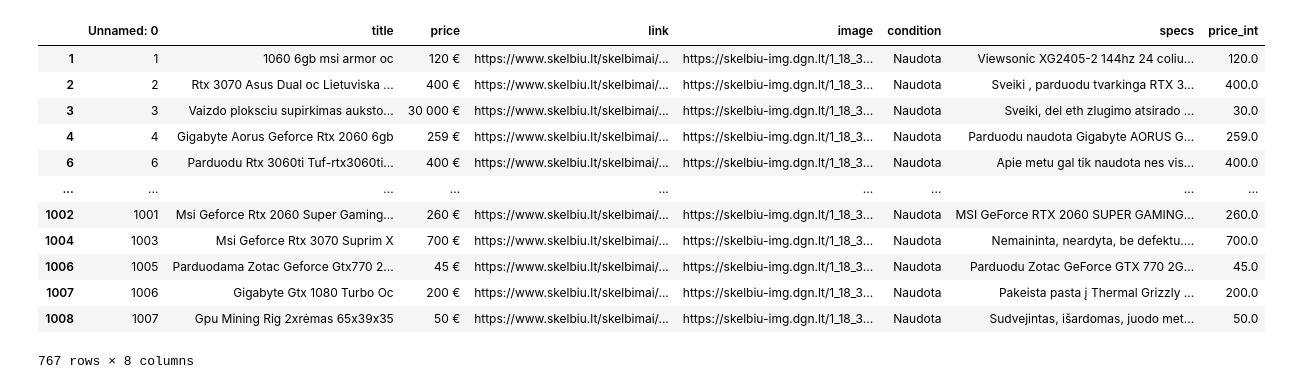
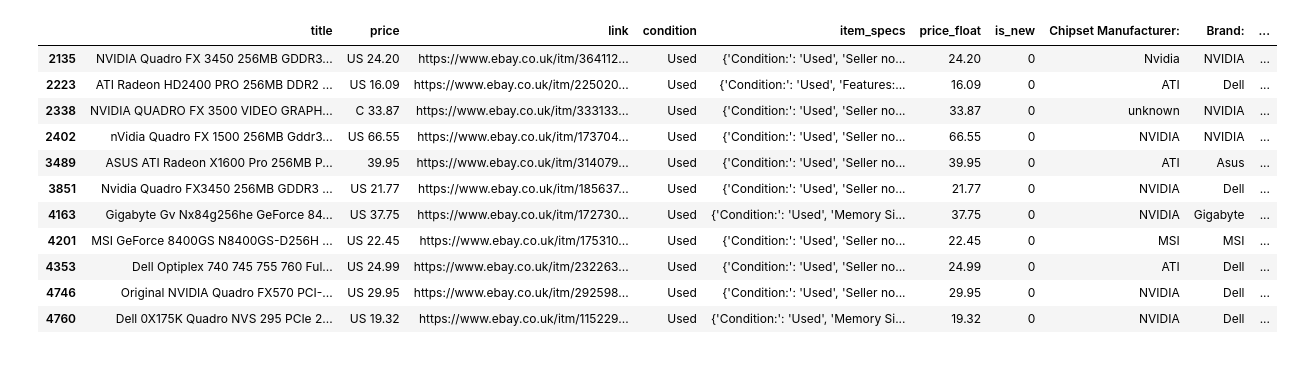
Before and after one commit to LuAsm/Tweet_sentiment_predict, a Jupyter notebook: notebooks/modelling.ipynb, the cells around one changed output. Saved outputs shown, nothing was run; the diff lists cells and outputs as text; code cells hidden in the pictures.

```diff
--- a/notebooks/modelling.ipynb
+++ b/notebooks/modelling.ipynb
@@ -82,20 +260,25 @@ df.drop(df.index[(df["price_int"] == "13,90")],axis=0,inplace=True)
-# %%
-df['price_int'] = df['price_int'].astype(float)
-# %%
-df.drop(df[(df['price_int'] < 15)].index, inplace=True)
-# %%
-df
-# %% [output]
-|  | Unnamed: 0 | title | price | link | image | condition | specs | price_int |
-| 1 | 1 | 1060 6gb msi armor oc | 120 € | https://www.skelbiu.lt/skelbimai/... | https://skelbiu-img.dgn.lt/1_18_3... | Naudota | Viewsonic XG2405-2 144hz 24 coliu... | 120.0 |
-| 2 | 2 | Rtx 3070 Asus Dual oc Lietuviska ... | 400 € | https://www.skelbiu.lt/skelbimai/... | https://skelbiu-img.dgn.lt/1_18_3... | Naudota | Sveiki , parduodu tvarkinga RTX 3... | 400.0 |
-| 3 | 3 | Vaizdo ploksciu supirkimas auksto... | 30 000 € | https://www.skelbiu.lt/skelbimai/... | https://skelbiu-img.dgn.lt/1_18_3... | Naudota | Sveiki, del eth zlugimo atsirado ... | 30.0 |
-| 4 | 4 | Gigabyte Aorus Geforce Rtx 2060 6gb | 259 € | https://www.skelbiu.lt/skelbimai/... | https://skelbiu-img.dgn.lt/1_18_3... | Naudota | Parduodu naudota Gigabyte AORUS G... | 259.0 |
-| 6 | 6 | Parduodu Rtx 3060ti Tuf-rtx3060ti... | 400 € | https://www.skelbiu.lt/skelbimai/... | https://skelbiu-img.dgn.lt/1_18_3... | Naudota | Apie metu gal tik naudota nes vis... | 400.0 |
-| ... | ... | ... | ... | ... | ... | ... | ... | ... |
-| 1002 | 1001 | Msi Geforce Rtx 2060 Super Gaming... | 260 € | https://www.skelbiu.lt/skelbimai/... | https://skelbiu-img.dgn.lt/1_18_3... | Naudota | MSI GeForce RTX 2060 SUPER GAMING... | 260.0 |
-| 1004 | 1003 | Msi Geforce Rtx 3070 Suprim X | 700 € | https://www.skelbiu.lt/skelbimai/... | https://skelbiu-img.dgn.lt/1_18_3... | Naudota | Nemaininta, neardyta, be defektu.... | 700.0 |
-| 1006 | 1005 | Parduodama Zotac Geforce Gtx770 2... | 45 € | https://www.skelbiu.lt/skelbimai/... | https://skelbiu-img.dgn.lt/1_18_3... | Naudota | Parduodu Zotac GeForce GTX 770 2G... | 45.0 |
-| 1007 | 1006 | Gigabyte Gtx 1080 Turbo Oc | 200 € | https://www.skelbiu.lt/skelbimai/... | https://skelbiu-img.dgn.lt/1_18_3... | Naudota | Pakeista pasta į Thermal Grizzly ... | 200.0 |
-| 1008 | 1007 | Gpu Mining Rig 2xrėmas 65x39x35 | 50 € | https://www.skelbiu.lt/skelbimai/... | https://skelbiu-img.dgn.lt/1_18_3... | Naudota | Sudvejintas, išardomas, juodo met... | 50.0 |
-767 rows × 8 columns
+# %%
+def parse_memory(memory: str) -> float:
+    measurement = memory[0]
+    try:
+        return float(measurement) * 1024
+    except:
+
+        return float(measurement.split()[0])
+# %%
+df['Memory_Size_MB'] = df['Memory_Size_MB'].apply(parse_memory)
+# %%
+df.loc[df["Memory Size:"] == "256 MB"]
+# %% [output]
+|  | title | price | link | condition | item_specs | price_float | is_new | Chipset Manufacturer: | Brand: | ... |
+| 2135 | NVIDIA Quadro FX 3450 256MB GDDR3... | US 24.20 | https://www.ebay.co.uk/itm/364112... | Used | {'Condition:': 'Used', 'Seller no... | 24.20 | 0 | Nvidia | NVIDIA | ... |
+| 2223 | ATI Radeon HD2400 PRO 256MB DDR2 ... | US 16.09 | https://www.ebay.co.uk/itm/225020... | Used | {'Condition:': 'Used', 'Features:... | 16.09 | 0 | ATI | Dell | ... |
+| 2338 | NVIDIA QUADRO FX 3500 VIDEO GRAPH... | C 33.87 | https://www.ebay.co.uk/itm/333133... | Used | {'Condition:': 'Used', 'Seller no... | 33.87 | 0 | unknown | NVIDIA | ... |
+| 2402 | nVidia Quadro FX 1500 256MB Gddr3... | US 66.55 | https://www.ebay.co.uk/itm/173704... | Used | {'Condition:': 'Used', 'Seller no... | 66.55 | 0 | NVIDIA | NVIDIA | ... |
+| 3489 | ASUS ATI Radeon X1600 Pro 256MB P... | 39.95 | https://www.ebay.co.uk/itm/314079... | Used | {'Condition:': 'Used', 'Seller no... | 39.95 | 0 | ATI | Asus | ... |
+| 3851 | Nvidia Quadro FX3450 256MB GDDR3 ... | US 21.77 | https://www.ebay.co.uk/itm/185637... | Used | {'Condition:': 'Used', 'Seller no... | 21.77 | 0 | NVIDIA | Dell | ... |
+| 4163 | Gigabyte Gv Nx84g256he GeForce 84... | US 37.75 | https://www.ebay.co.uk/itm/172730... | Used | {'Condition:': 'Used', 'Memory Si... | 37.75 | 0 | NVIDIA | Gigabyte | ... |
+| 4201 | MSI GeForce 8400GS N8400GS-D256H ... | US 22.45 | https://www.ebay.co.uk/itm/175310... | Used | {'Condition:': 'Used', 'Seller no... | 22.45 | 0 | MSI | MSI | ... |
+| 4353 | Dell Optiplex 740 745 755 760 Ful... | US 24.99 | https://www.ebay.co.uk/itm/232263... | Used | {'Condition:': 'Used', 'Seller no... | 24.99 | 0 | ATI | Dell | ... |
+| 4746 | Original NVIDIA Quadro FX570 PCI-... | US 29.95 | https://www.ebay.co.uk/itm/292598... | Used | {'Condition:': 'Used', 'Seller no... | 29.95 | 0 | NVIDIA | Dell | ... |
+| 4760 | Dell 0X175K Quadro NVS 295 PCIe 2... | US 19.32 | https://www.ebay.co.uk/itm/115229... | Used | {'Condition:': 'Used', 'Memory Si... | 19.32 | 0 | NVIDIA | Dell | ... |
```
Also changed, not shown: parts of 31 cells of this notebook.
